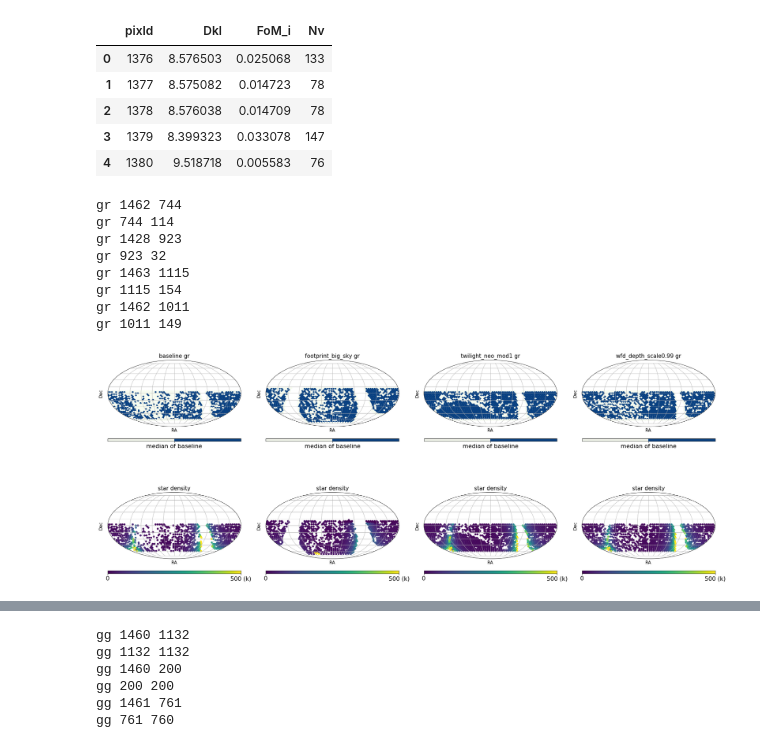
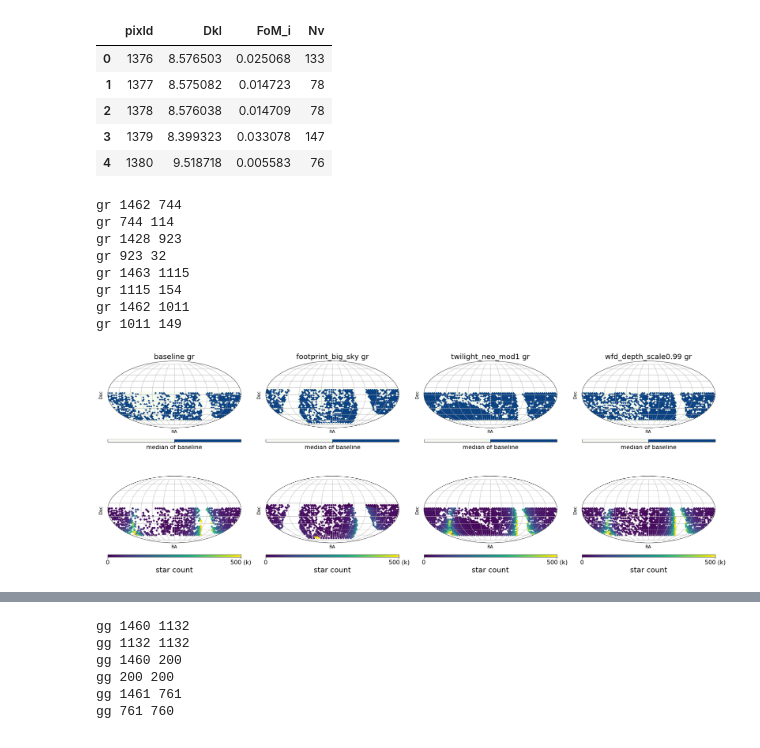
Before and after one commit to fedhere/LSSTunknowns, a Jupyter notebook: tdAnom/plot_footprint_wfd.ipynb, the cells around one changed output, grey strips where cells are left out. Drawn from its saved outputs; the diff is of its cells as text; code cells hidden in the pictures.

```diff
--- a/tdAnom/plot_footprint_wfd.ipynb
+++ b/tdAnom/plot_footprint_wfd.ipynb
@@ -20,6 +20,7 @@ import lsst.sims.maf.db as db
 plt.rc('legend', fontsize=20) # using a size in points
 plt.rc('xtick', labelsize=16)
 plt.rc('ytick', labelsize=16)
-plt.rcParams['axes.labelsize'] = 16
+plt.rcParams['axes.labelsize'] = 20
+plt.rcParams['axes.titlesize'] = 20
 # %%
 # load opsim database
@@ -61,5 +53,8 @@ dblist_all
 # %%
-dataRaw = pd.read_pickle(outDir+'/dataRaw_v1_5/tgaps_dataRaw_wfd_2d.pkl',)
+dataRaw_v15 = pd.read_pickle(outDir+'/dataRaw_v1_5/tgaps_dataRaw_wfd_2d.pkl',)
+dataRaw_v17 = pd.read_pickle(outDir+'/dataRaw_v1_7/tgaps_dataRaw_wfd_2d.pkl',)
+dataRaw_v171 = pd.read_pickle(outDir+'/dataRaw_v1_7_1/tgaps_dataRaw_wfd_2d.pkl',)
+
 
 #dataRaw = pd.read_pickle(outDir+'/tgaps_dataRaw_LMC.pkl',)
 #dataRaw = pd.read_pickle(outDir+'/tgaps_dataRaw_SMC.pkl',)
@@ -75,6 +74,7 @@ fltpairs = {'uu', 'ug', 'ur', 'ui', 'uz', 'uy', 'gg', 'gr', 'gi', 'gz', 'gy',
         'rr', 'ri', 'rz', 'ry', 'ii', 'iz', 'iy', 'zz', 'zy', 'yy'}
 # %%
 
+dataRaw = dataRaw_v15
 dbname = 'baseline_v1.5_10yrs.db'
 df_fltpairs = dataRaw.loc[dbname]
 
@@ -147,7 +147,7 @@ def plot_mwd( RA, Dec, c, org=0, ax=None, title='Mollweide projection',
                     cmap=cmap)  # convert degrees to radians
     ax.set_xticklabels(tick_labels)     # we add the scale on the x axis
     ax.set_title(title)
-    ax.title.set_fontsize(15)
+    #ax.title.set_fontsize(15)
     ax.set_xlabel("RA")
     ax.xaxis.label.set_fontsize(12)
     ax.set_ylabel("Dec")
@@ -202,7 +202,7 @@ dbnames = [
 
 fltpair = 'gr'
 
-fig, axs = plt.subplots(2, len(dbnames), figsize=( 6*len(dbnames), 10), subplot_kw={'projection': 'mollweide'}, constrained_layout=True);
+fig, axs = plt.subplots(2, len(dbnames), figsize=( 6*len(dbnames), 9), subplot_kw={'projection': 'mollweide'}, constrained_layout=True);
 
 axs = axs.flatten()
 
@@ -228,32 +228,34 @@ for i, dbname in enumerate(dbnames):
     ax.set_yticklabels([])
 
     cbar.set_ticks([thres + .5])
     cbar.ax.set_xticklabels(['median of baseline'])
 
     # plot star density
     ipix = ipix[ idx ]
     RA, Dec = pix2radec(nside=16, ipix=ipix)
 
     c = TRIstarDens[ipix] / 1000 # in unit (k)
     print(fltpair, len(c), len(c[c>=Nvth[fltpair]]))
 
-    ax, cbar = plot_mwd(RA, Dec, c, ax=axs[i + len (dbnames) ], title='star density',
+    ax, cbar = plot_mwd(RA, Dec, c, ax=axs[i + len (dbnames) ], title='',
                         vmin=0, vmax=500, s=20,
                         cmap=plt.cm.get_cmap('viridis', ))
     ax.set_xticklabels([])
     ax.set_yticklabels([])
 
     cbar.set_ticks([0, 500])
     cbar.ax.set_xticklabels([0, '500 (k)'])
+    cbar.ax.set_xlabel('star count')
+
 
 fig.savefig('figures/footprint_wfd.pdf')
 # %% [output]
 gr 1462 744
 gr 744 114
 gr 1428 923
 gr 923 32
 gr 1463 1115
 gr 1115 154
 gr 1462 1011
 gr 1011 149
-[figure, old version]
+[figure, new version]
```
Also changed, not shown: parts of 17 cells of this notebook, 12 other files.
